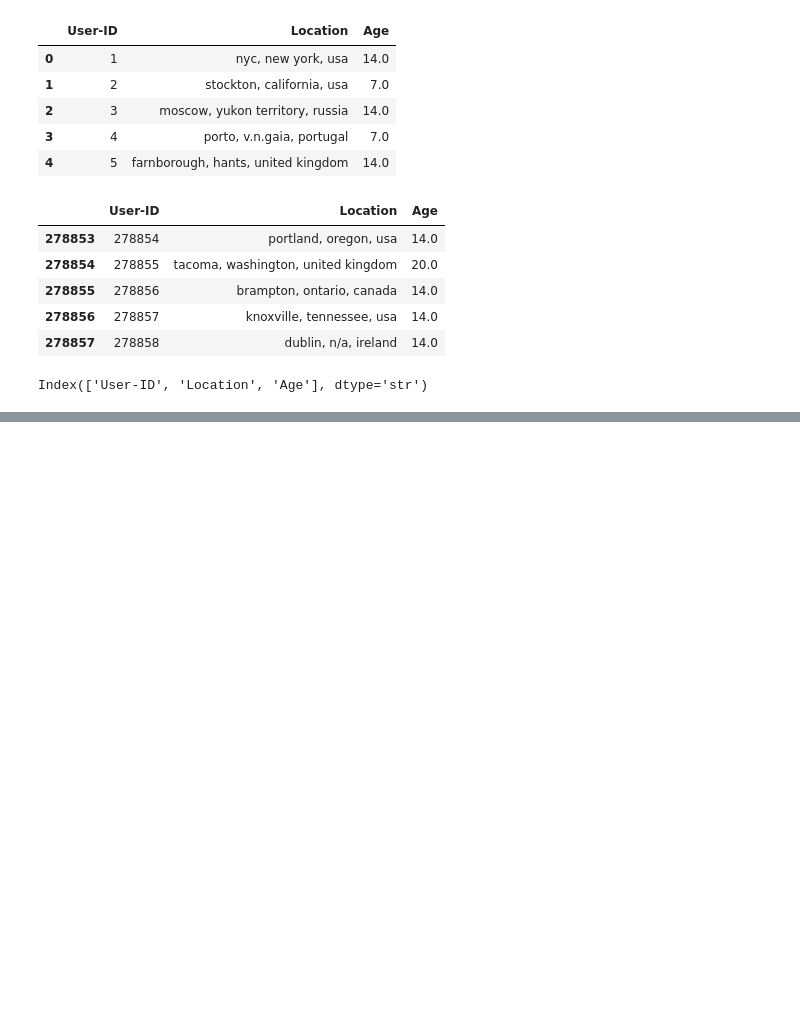
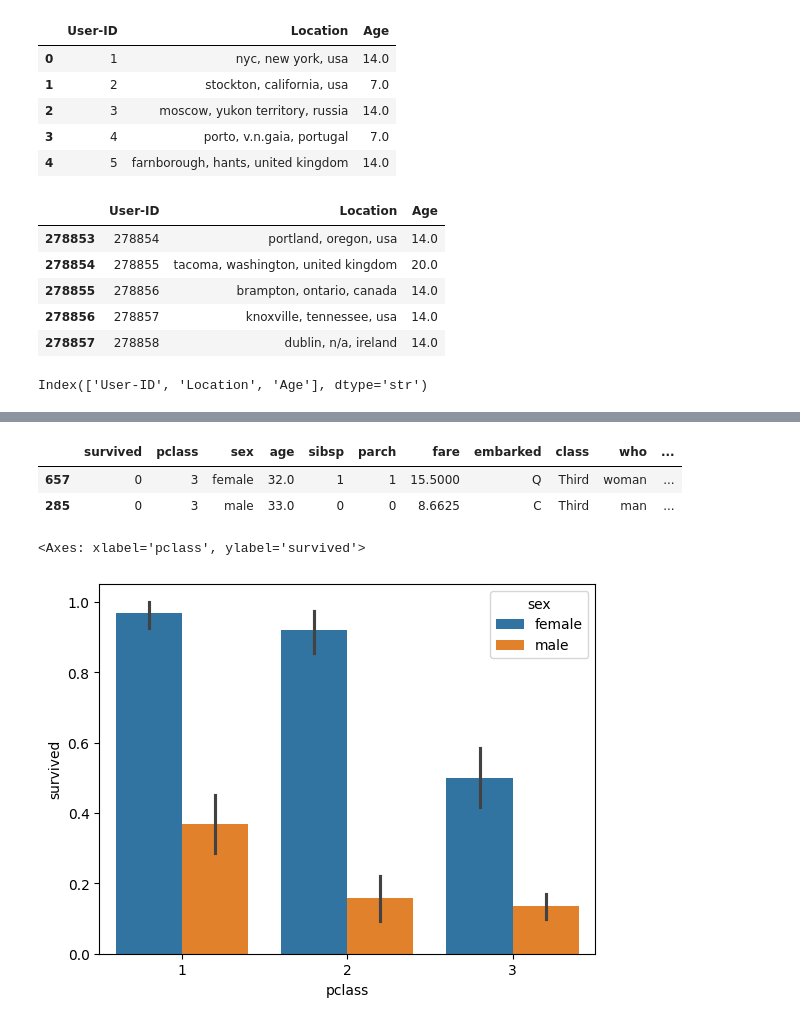
Before and after one commit to ramashishmaurya/Machine-learning, a Jupyter notebook: Untitled.ipynb, the cells around one changed output, grey strips where cells are left out. Saved outputs shown, nothing was run; the diff lists cells and outputs as text; code cells hidden in the pictures; blank space fills up the shorter version.

```diff
--- a/Untitled.ipynb
+++ b/Untitled.ipynb
@@ -75,0 +124,11 @@ Index(['User-ID', 'Location', 'Age'], dtype='str')
+# %%
+df.sample(2)
+# %% [output]
+|  | survived | pclass | sex | age | sibsp | parch | fare | embarked | class | who | ... |
+| 657 | 0 | 3 | female | 32.0 | 1 | 1 | 15.5000 | Q | Third | woman | ... |
+| 285 | 0 | 3 | male | 33.0 | 0 | 0 | 8.6625 | C | Third | man | ... |
+# %%
+sns.barplot(data= df  , x=df['pclass'] , y=df['survived'] , hue='sex')
+# %% [output]
+<Axes: xlabel='pclass', ylabel='survived'>
+[figure, added]
```
Also changed, not shown: parts of 34 cells of this notebook, 4 other files.
